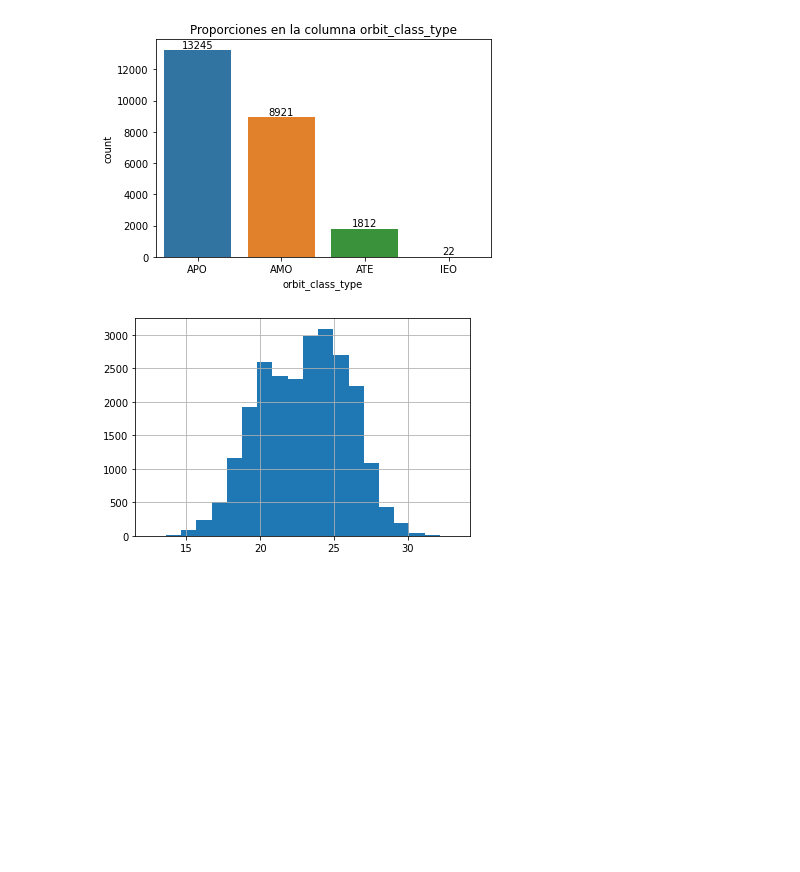
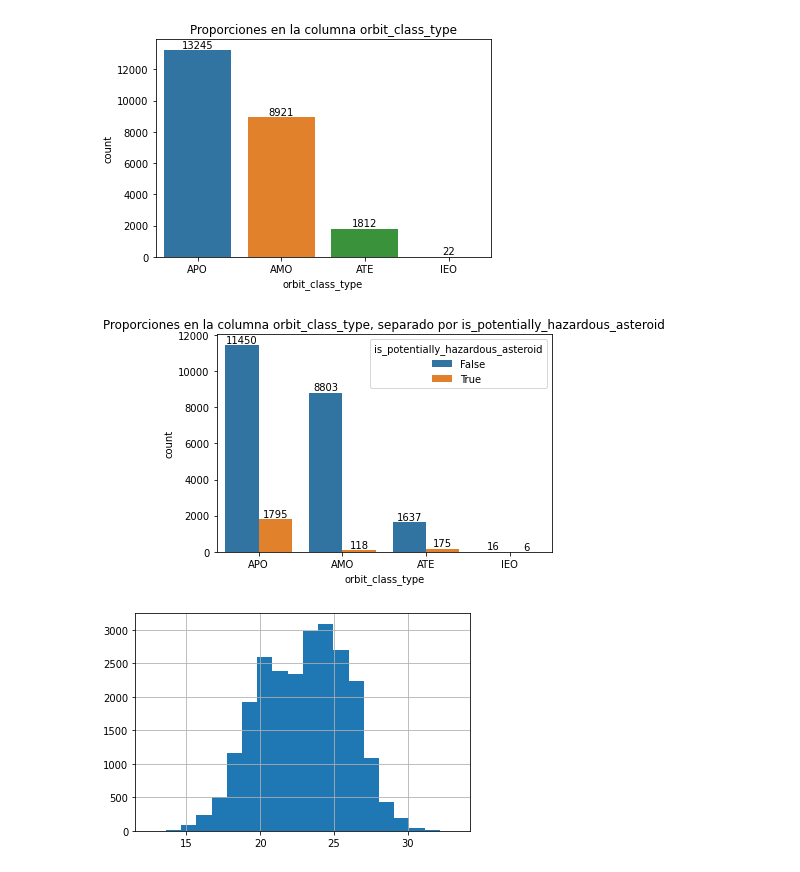
Before and after one commit to lusilve44/Proyecto-Cicada, a Jupyter notebook: src/explore.ipynb, the cells around one changed output. Drawn from its saved outputs; the diff is of its cells as text; code cells hidden in the pictures; blank space fills up the shorter version.

```diff
--- a/src/explore.ipynb
+++ b/src/explore.ipynb
@@ -190,4 +205,12 @@ plt.title('Proporciones en la columna orbit_class_type')
 plt.show()
 # %% [output]
 [figure]
+# %%
+ax = sns.countplot(data = df_raw, x = 'orbit_class_type', hue = 'is_potentially_hazardous_asteroid')
+ax.bar_label(ax.containers[0])
+ax.bar_label(ax.containers[1])
+plt.title('Proporciones en la columna orbit_class_type, separado por is_potentially_hazardous_asteroid')
+plt.show()
+# %% [output]
+[figure, added]
 # %%
```
Also changed, not shown: parts of 36 cells of this notebook.
